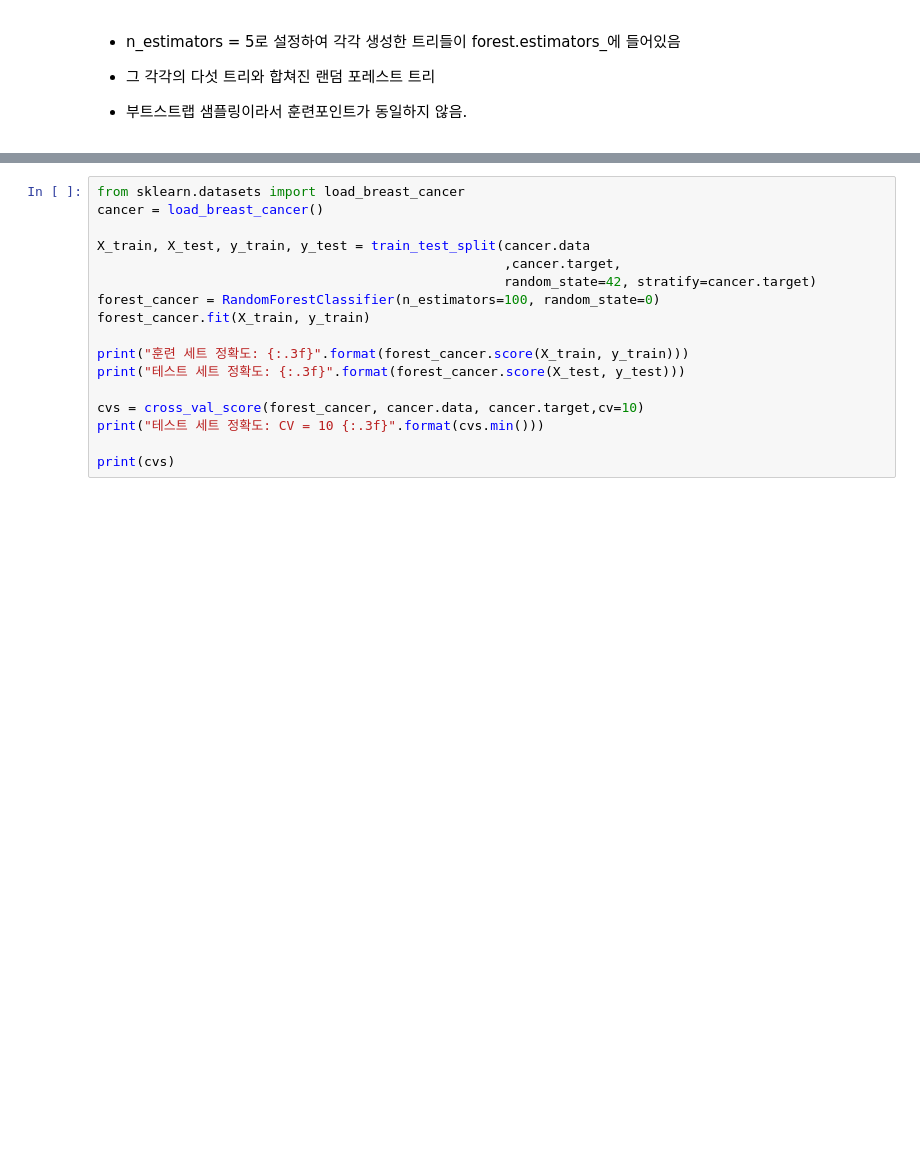
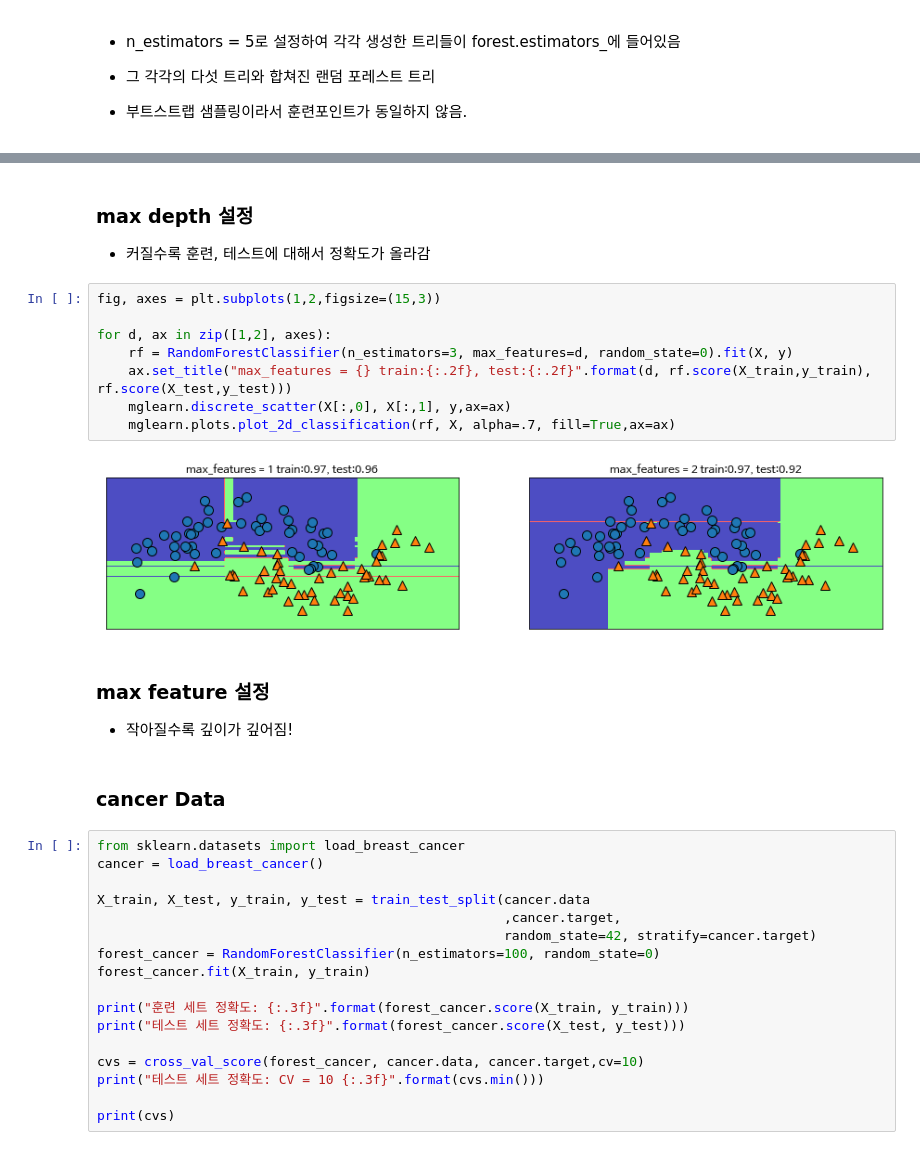
Before and after one commit to comet08/Machine_Learning, a Jupyter notebook: 4주차/RandomForest.ipynb, the cells around one changed output, grey strips where cells are left out. Saved outputs shown, nothing was run; the diff lists cells and outputs as text; blank space fills up the shorter version.

```diff
--- a/4주차/RandomForest.ipynb
+++ b/4주차/RandomForest.ipynb
@@ -134,3 +160,23 @@ mglearn.discrete_scatter(X[:, 0], X[:, 1], y, ax=axes[1][2])
+# %% [markdown]
+### max depth 설정
+
+- 커질수록 훈련, 테스트에 대해서 정확도가 올라감
+# %%
+fig, axes = plt.subplots(1,2,figsize=(15,3))
+
+for d, ax in zip([1,2], axes):
+    rf = RandomForestClassifier(n_estimators=3, max_features=d, random_state=0).fit(X, y)
+    ax.set_title("max_features = {} train:{:.2f}, test:{:.2f}".format(d, rf.score(X_train,y_train), rf.score(X_test,y_test)))
+    mglearn.discrete_scatter(X[:,0], X[:,1], y,ax=ax)
+    mglearn.plots.plot_2d_classification(rf, X, alpha=.7, fill=True,ax=ax)
+# %% [output]
+[figure, added]
+# %% [markdown]
+### max feature 설정
+
+- 작아질수록 깊이가 깊어짐!
+# %% [markdown]
+### cancer Data
 # %%
 from sklearn.datasets import load_breast_cancer
 cancer = load_breast_cancer()
```
Also changed, not shown: parts of 7 cells of this notebook.
